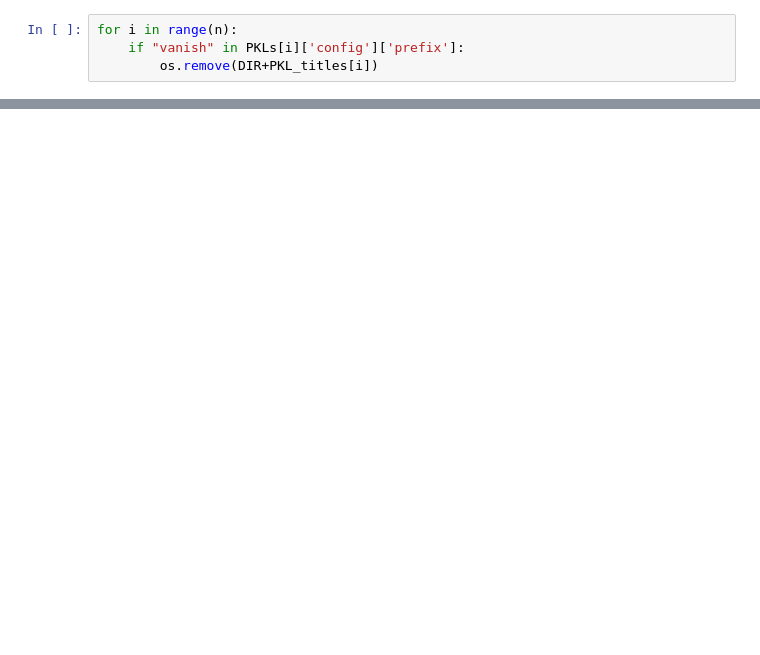
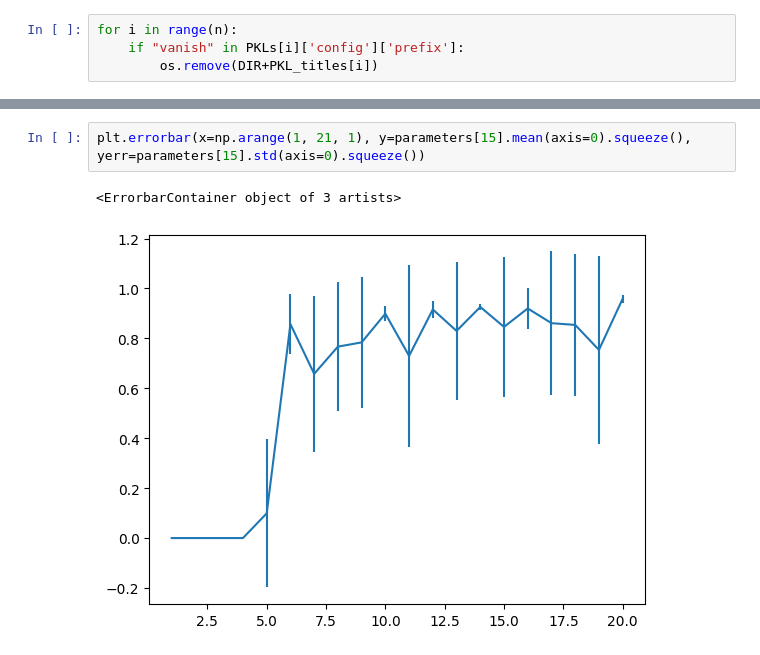
Before and after one commit to ylefay/adaptive_smc_tempering, a Jupyter notebook: adaptive_smc/experiments_bis/pCN/pCN_IMH_frontier/Untitled.ipynb, the cells around one changed output, grey strips where cells are left out. Saved outputs shown, nothing was run; the diff lists cells and outputs as text; blank space fills up the shorter version.

```diff
--- a/adaptive_smc/experiments_bis/pCN/pCN_IMH_frontier/Untitled.ipynb
+++ b/adaptive_smc/experiments_bis/pCN/pCN_IMH_frontier/Untitled.ipynb
@@ -136,0 +320,5 @@ for i in range(n):
+# %%
+plt.errorbar(x=np.arange(1, 21, 1), y=parameters[15].mean(axis=0).squeeze(), yerr=parameters[15].std(axis=0).squeeze())
+# %% [output]
+<ErrorbarContainer object of 3 artists>
+[figure, added]
```
Also changed, not shown: parts of 14 cells of this notebook, 7 other files.
